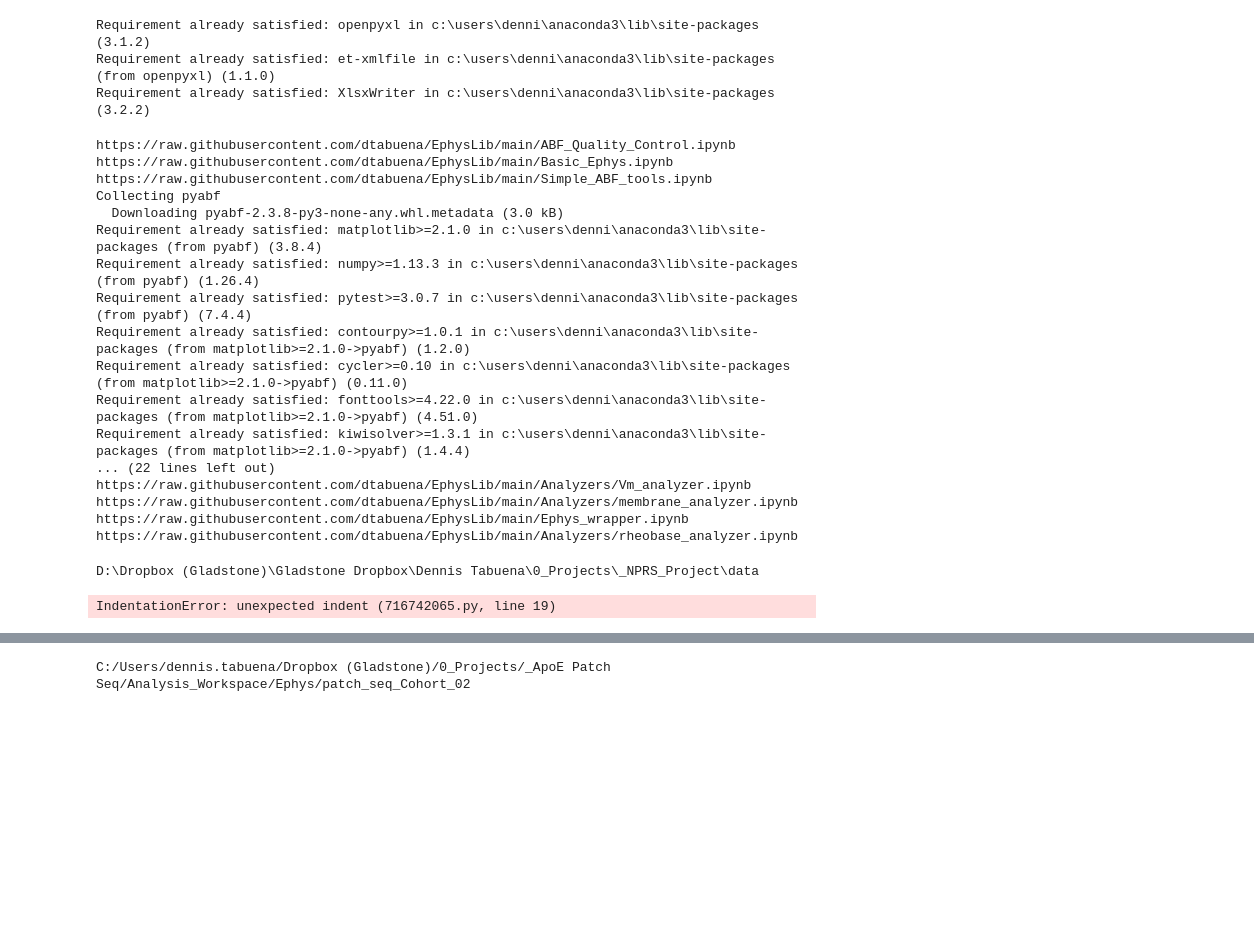
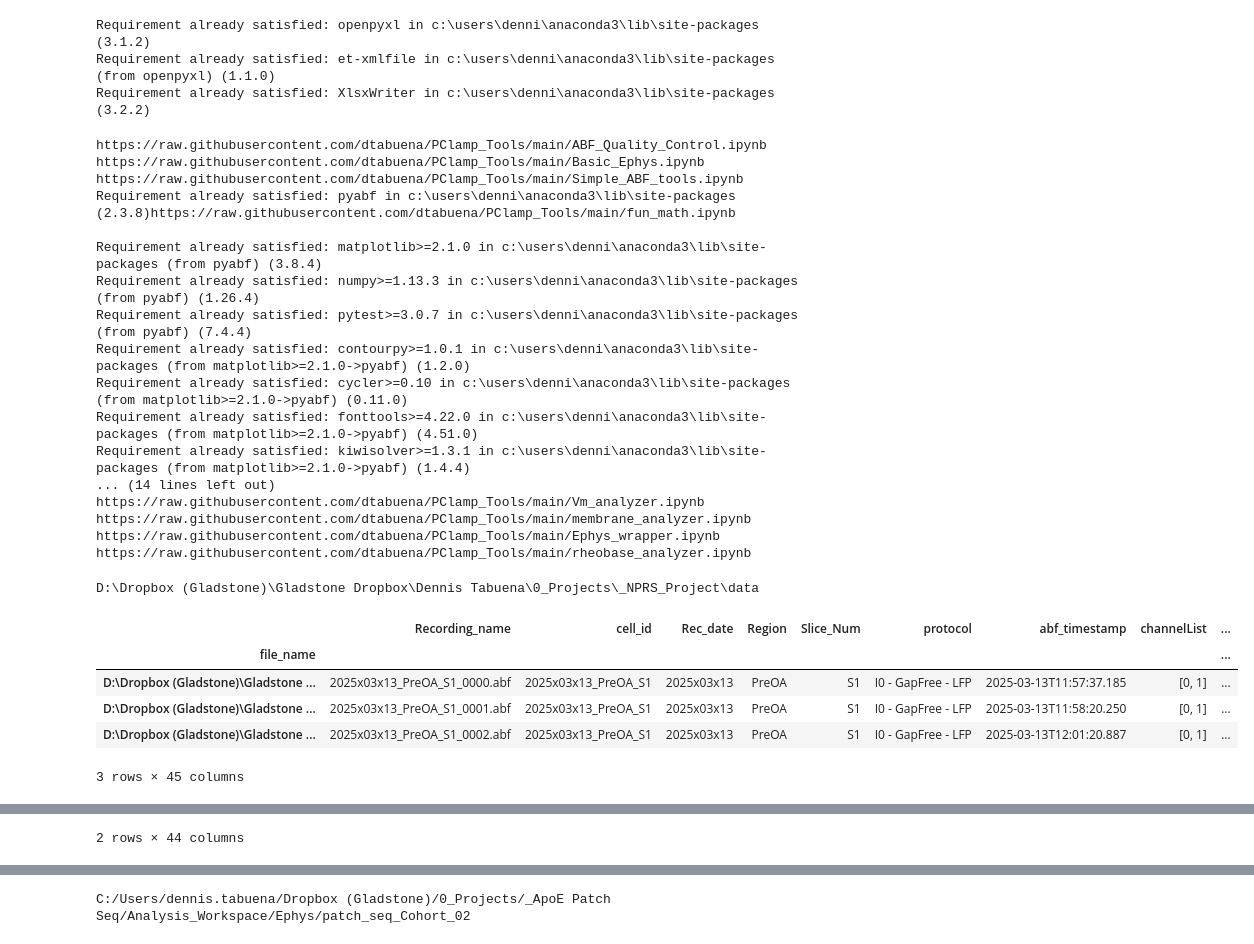
Before and after one commit to dtabuena/NPSR, a Jupyter notebook: Analyze_Recs.ipynb, the cells around one changed output, grey strips where cells are left out. Saved outputs shown, nothing was run; the diff lists cells and outputs as text; code cells hidden in the pictures; blank space fills up the shorter version.

```diff
--- a/Analyze_Recs.ipynb
+++ b/Analyze_Recs.ipynb
@@ -61,18 +61,19 @@ os.chdir(parent_folder)
 
 code_dir = 'git_code'
 os.makedirs(code_dir,exist_ok=True)
+os.chdir(code_dir)
 
 for f in to_import:
-    git_link = 'https://raw.githubusercontent.com/dtabuena/EphysLib/main/'+f
+    git_link = 'https://raw.githubusercontent.com/dtabuena/PClamp_Tools/main/'+f
     print(git_link)
     urllib.request.urlretrieve(git_link,f)
     %run $f
 # %% [output]
-https://raw.githubusercontent.com/dtabuena/EphysLib/main/ABF_Quality_Control.ipynb
-https://raw.githubusercontent.com/dtabuena/EphysLib/main/Basic_Ephys.ipynb
-https://raw.githubusercontent.com/dtabuena/EphysLib/main/Simple_ABF_tools.ipynb
-Collecting pyabf
-  Downloading pyabf-2.3.8-py3-none-any.whl.metadata (3.0 kB)
+https://raw.githubusercontent.com/dtabuena/PClamp_Tools/main/ABF_Quality_Control.ipynb
+https://raw.githubusercontent.com/dtabuena/PClamp_Tools/main/Basic_Ephys.ipynb
+https://raw.githubusercontent.com/dtabuena/PClamp_Tools/main/Simple_ABF_tools.ipynb
+Requirement already satisfied: pyabf in c:\users\denni\anaconda3\lib\site-packages (2.3.8)https://raw.githubusercontent.com/dtabuena/PClamp_Tools/main/fun_math.ipynb
+
 Requirement already satisfied: matplotlib>=2.1.0 in c:\users\denni\anaconda3\lib\site-packages (from pyabf) (3.8.4)
 Requirement already satisfied: numpy>=1.13.3 in c:\users\denni\anaconda3\lib\site-packages (from pyabf) (1.26.4)
 Requirement already satisfied: pytest>=3.0.7 in c:\users\denni\anaconda3\lib\site-packages (from pyabf) (7.4.4)
@@ -80,11 +81,11 @@ Requirement already satisfied: contourpy>=1.0.1 in c:\users\denni\anaconda3\lib\
 Requirement already satisfied: cycler>=0.10 in c:\users\denni\anaconda3\lib\site-packages (from matplotlib>=2.1.0->pyabf) (0.11.0)
 Requirement already satisfied: fonttools>=4.22.0 in c:\users\denni\anaconda3\lib\site-packages (from matplotlib>=2.1.0->pyabf) (4.51.0)
 Requirement already satisfied: kiwisolver>=1.3.1 in c:\users\denni\anaconda3\lib\site-packages (from matplotlib>=2.1.0->pyabf) (1.4.4)
-... (22 lines left out)
-https://raw.githubusercontent.com/dtabuena/EphysLib/main/Analyzers/Vm_analyzer.ipynb
-https://raw.githubusercontent.com/dtabuena/EphysLib/main/Analyzers/membrane_analyzer.ipynb
-https://raw.githubusercontent.com/dtabuena/EphysLib/main/Ephys_wrapper.ipynb
-https://raw.githubusercontent.com/dtabuena/EphysLib/main/Analyzers/rheobase_analyzer.ipynb
+... (14 lines left out)
+https://raw.githubusercontent.com/dtabuena/PClamp_Tools/main/Vm_analyzer.ipynb
+https://raw.githubusercontent.com/dtabuena/PClamp_Tools/main/membrane_analyzer.ipynb
+https://raw.githubusercontent.com/dtabuena/PClamp_Tools/main/Ephys_wrapper.ipynb
+https://raw.githubusercontent.com/dtabuena/PClamp_Tools/main/rheobase_analyzer.ipynb
 # %%
 ##### Setup Protocol List
 VC_prot = ['VC - MemTest-10ms-160ms',
@@ -116,30 +118,40 @@ D:\Dropbox (Gladstone)\Gladstone Dropbox\Dennis Tabuena\0_Projects\_NPRS_Project
 # %%
 """
 Scripted Run
-. unwraped 'ephys wrapper'
+(unwraped 'ephys wrapper')
 """
 # init Output
 results = {}
 
 
-# Build Basic DF
+'''Build Basic DF'''
 abf_recordings_df, protocol_set = catalogue_recs(dataset['data_source'],dataset['file_naming_scheme'])
 results['abf_recordings_df'] = abf_recordings_df
 results['protocol_set'] = protocol_set
 
-# Protocol Look Up Table
+'''# Protocol Look Up Table'''
 csv_name = cell_prot_lut(abf_recordings_df,protocol_set,csv_name=dataset['data_name']+'_Recording_LookUp')
 results['prot_lut'] = csv_name
 
 
-# Spike arg defentitions
-spike_args_gain={'spike_thresh':10, 'high_dv_thresh': 20,'low_dv_thresh': -5,'window_ms': 3}
-spike_args_rheo ={'spike_thresh':15, 'high_dv_thresh': 30,'low_dv_thresh': -15,'window_ms': 2}
 
+func_dict, arg_dict = init_func_arg_dicts()
 
-func_dict = {}
-arg_dict = {}
+'''Protocol Look Up Table'''
+abf_recordings_df, problem_recs = analysis_iterator(abf_recordings_df,func_dict,arg_dict,verbose=False)
+clear_output()
+display(abf_recordings_df.head(3))
+abf_recordings_df.to_csv('abf_recordings_df.csv')
 
-'VC - 3min GapFree'
+'''Sort Cells'''
+cell_df = cell_sorting(abf_recordings_df)
+results['cell_df'] = cell_df
+display(cell_df.head(3))
+cell_df.to_csv('cell_df.csv')
 # %% [output]
+|  | Recording_name | cell_id | Rec_date | Region | Slice_Num | protocol | abf_timestamp | channelList | ... |
+| file_name |  |  |  |  |  |  |  |  | ... |
+| D:\Dropbox (Gladstone)\Gladstone ... | 2025x03x13_PreOA_S1_0000.abf | 2025x03x13_PreOA_S1 | 2025x03x13 | PreOA | S1 | I0 - GapFree - LFP | 2025-03-13T11:57:37.185 | [0, 1] | ... |
+| D:\Dropbox (Gladstone)\Gladstone ... | 2025x03x13_PreOA_S1_0001.abf | 2025x03x13_PreOA_S1 | 2025x03x13 | PreOA | S1 | I0 - GapFree - LFP | 2025-03-13T11:58:20.250 | [0, 1] | ... |
+| D:\Dropbox (Gladstone)\Gladstone ... | 2025x03x13_PreOA_S1_0002.abf | 2025x03x13_PreOA_S1 | 2025x03x13 | PreOA | S1 | I0 - GapFree - LFP | 2025-03-13T12:01:20.887 | [0, 1] | ... |
-IndentationError: unexpected indent (716742065.py, line 19)
+3 rows × 45 columns
@@ -145,0 +161 @@ IndentationError: unexpected indent (716742065.py, line 19)
+2 rows × 44 columns
```
Also changed, not shown: parts of 5 cells of this notebook.
